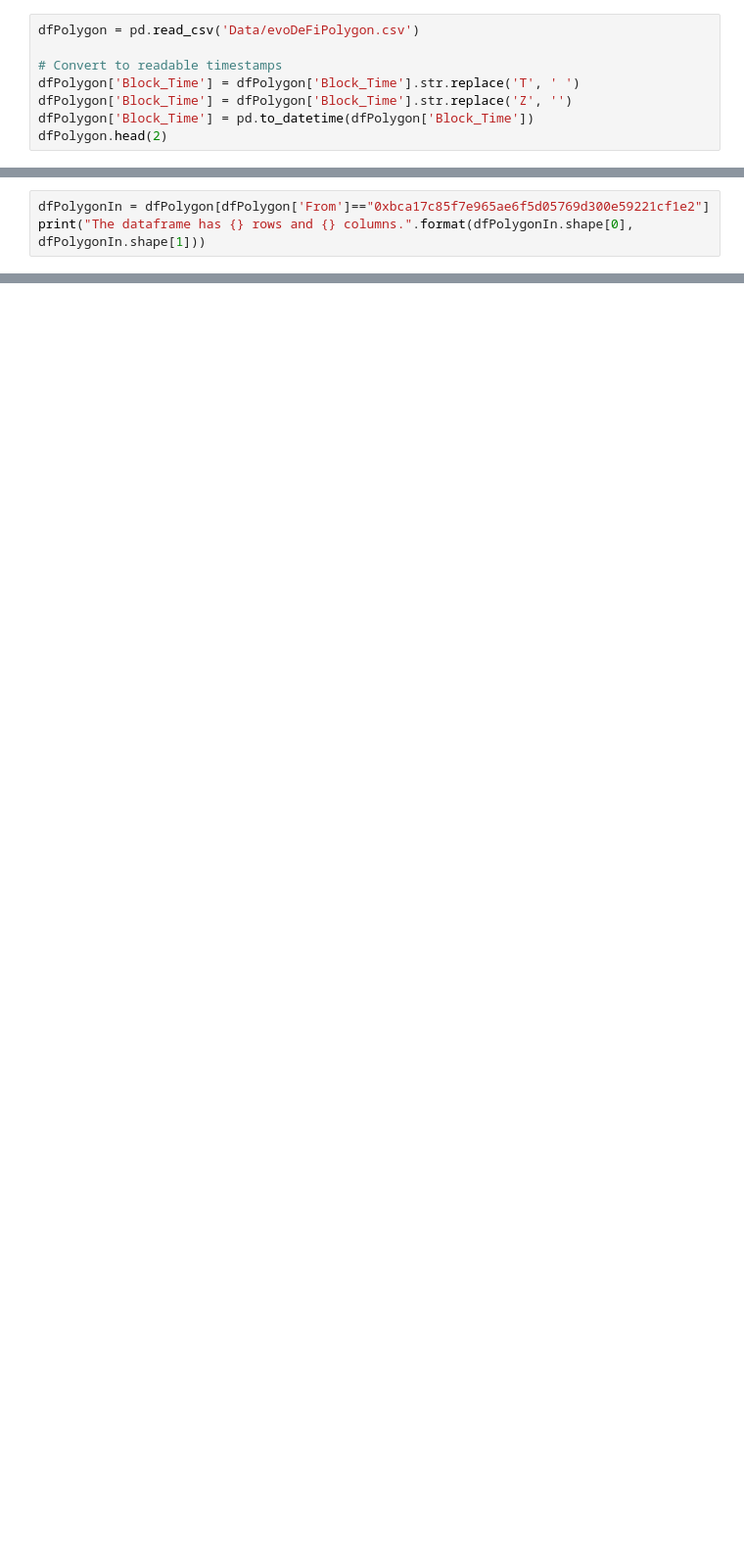
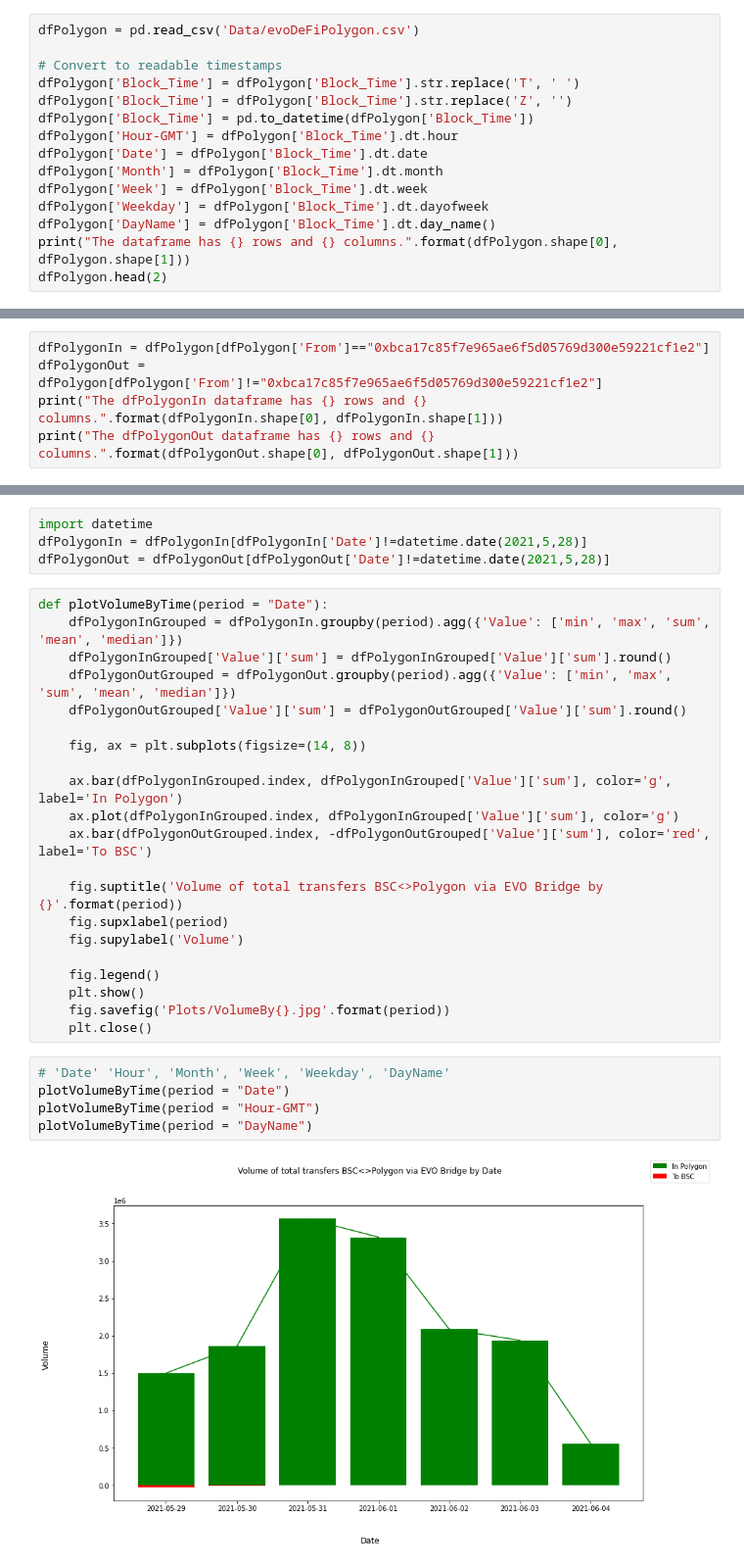
Before and after one commit to skhiearth/BSC-Polygon-ERC20-Transfers-Data, a Jupyter notebook: EvoDeFi Bridge/EvoDeFi Bridge.ipynb, the cells around one changed output, grey strips where cells are left out. Shown: that part at 98% size. Cells and saved outputs as stored; diff of their text form; blank space fills up the shorter version.

Commit message:
volumebytime

```diff
--- a/EvoDeFi Bridge/EvoDeFi Bridge.ipynb
+++ b/EvoDeFi Bridge/EvoDeFi Bridge.ipynb
@@ -20,5 +21,12 @@ dfPolygon = pd.read_csv('Data/evoDeFiPolygon.csv')
 dfPolygon['Block_Time'] = dfPolygon['Block_Time'].str.replace('T', ' ')
 dfPolygon['Block_Time'] = dfPolygon['Block_Time'].str.replace('Z', '')
 dfPolygon['Block_Time'] = pd.to_datetime(dfPolygon['Block_Time'])
+dfPolygon['Hour-GMT'] = dfPolygon['Block_Time'].dt.hour
+dfPolygon['Date'] = dfPolygon['Block_Time'].dt.date
+dfPolygon['Month'] = dfPolygon['Block_Time'].dt.month
+dfPolygon['Week'] = dfPolygon['Block_Time'].dt.week
+dfPolygon['Weekday'] = dfPolygon['Block_Time'].dt.dayofweek
+dfPolygon['DayName'] = dfPolygon['Block_Time'].dt.day_name()
+print("The dataframe has {} rows and {} columns.".format(dfPolygon.shape[0], dfPolygon.shape[1]))
 dfPolygon.head(2)
 # %% [output]
@@ -78,4 +87,6 @@ dfPolygon.head(2)
 # %%
 dfPolygonIn = dfPolygon[dfPolygon['From']=="0xbca17c85f7e965ae6f5d05769d300e59221cf1e2"]
-print("The dataframe has {} rows and {} columns.".format(dfPolygonIn.shape[0], dfPolygonIn.shape[1]))
+dfPolygonOut = dfPolygon[dfPolygon['From']!="0xbca17c85f7e965ae6f5d05769d300e59221cf1e2"]
+print("The dfPolygonIn dataframe has {} rows and {} columns.".format(dfPolygonIn.shape[0], dfPolygonIn.shape[1]))
+print("The dfPolygonOut dataframe has {} rows and {} columns.".format(dfPolygonOut.shape[0], dfPolygonOut.shape[1]))
 # %% [output]
@@ -82,0 +97,32 @@ The dataframe has 7915 rows and 12 columns.
+# %%
+import datetime
+dfPolygonIn = dfPolygonIn[dfPolygonIn['Date']!=datetime.date(2021,5,28)]
+dfPolygonOut = dfPolygonOut[dfPolygonOut['Date']!=datetime.date(2021,5,28)]
+# %%
+def plotVolumeByTime(period = "Date"):
+    dfPolygonInGrouped = dfPolygonIn.groupby(period).agg({'Value': ['min', 'max', 'sum', 'mean', 'median']})
+    dfPolygonInGrouped['Value']['sum'] = dfPolygonInGrouped['Value']['sum'].round()
+    dfPolygonOutGrouped = dfPolygonOut.groupby(period).agg({'Value': ['min', 'max', 'sum', 'mean', 'median']})
+    dfPolygonOutGrouped['Value']['sum'] = dfPolygonOutGrouped['Value']['sum'].round()
+
+    fig, ax = plt.subplots(figsize=(14, 8))
+
+    ax.bar(dfPolygonInGrouped.index, dfPolygonInGrouped['Value']['sum'], color='g', label='In Polygon')
+    ax.plot(dfPolygonInGrouped.index, dfPolygonInGrouped['Value']['sum'], color='g')
+    ax.bar(dfPolygonOutGrouped.index, -dfPolygonOutGrouped['Value']['sum'], color='red', label='To BSC')
+
+    fig.suptitle('Volume of total transfers BSC<>Polygon via EVO Bridge by {}'.format(period))
+    fig.supxlabel(period)
+    fig.supylabel('Volume')
+
+    fig.legend()
+    plt.show()
+    fig.savefig('Plots/VolumeBy{}.jpg'.format(period))
+    plt.close()
+# %%
+# 'Date' 'Hour', 'Month', 'Week', 'Weekday', 'DayName'
+plotVolumeByTime(period = "Date")
+plotVolumeByTime(period = "Hour-GMT")
+plotVolumeByTime(period = "DayName")
+# %% [output]
+[figure, added]
```
Also changed, not shown: parts of 8 cells of this notebook, 9 other files.
